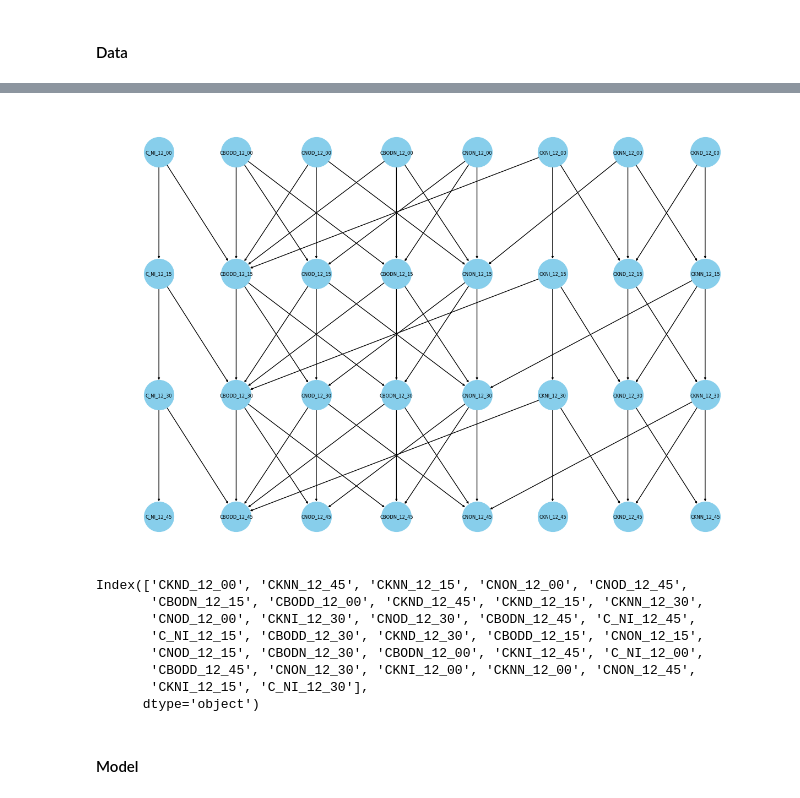
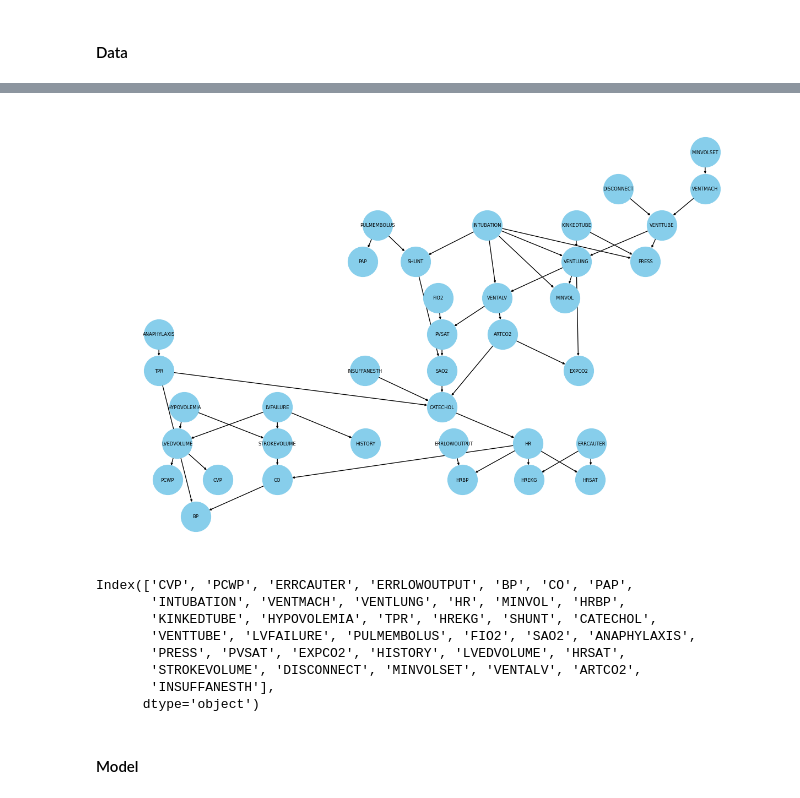
Before and after one commit to TumeloMkwambe/Honours-RP, a Jupyter notebook: main.ipynb, the cells around one changed output, grey strips where cells are left out. Saved outputs shown, nothing was run; the diff lists cells and outputs as text; code cells hidden in the pictures.

```diff
--- a/main.ipynb
+++ b/main.ipynb
@@ -20,9 +20,9 @@ True
 # %% [markdown]
 #### Data
 # %%
-ground_bn = get_example_model("water")
+ground_bn = get_example_model("alarm")
 
-dataset = ground_bn.simulate(n_samples = 1000)
+dataset = ground_bn.simulate(n_samples = 10000)
 
 draw_network(ground_bn)
 # %% [output]
@@ -30,13 +30,13 @@ WARNING:pgmpy:Probability values don't exactly sum to 1. Differ by: 1.0000000005
-[figure, old version]
+[figure, new version]
 # %%
 dataset.columns
 # %% [output]
-Index(['CKND_12_00', 'CKNN_12_45', 'CKNN_12_15', 'CNON_12_00', 'CNOD_12_45',
-       'CBODN_12_15', 'CBODD_12_00', 'CKND_12_45', 'CKND_12_15', 'CKNN_12_30',
-       'CNOD_12_00', 'CKNI_12_30', 'CNOD_12_30', 'CBODN_12_45', 'C_NI_12_45',
-       'C_NI_12_15', 'CBODD_12_30', 'CKND_12_30', 'CBODD_12_15', 'CNON_12_15',
-       'CNOD_12_15', 'CBODN_12_30', 'CBODN_12_00', 'CKNI_12_45', 'C_NI_12_00',
-       'CBODD_12_45', 'CNON_12_30', 'CKNI_12_00', 'CKNN_12_00', 'CNON_12_45',
-       'CKNI_12_15', 'C_NI_12_30'],
+Index(['CVP', 'PCWP', 'ERRCAUTER', 'ERRLOWOUTPUT', 'BP', 'CO', 'PAP',
+       'INTUBATION', 'VENTMACH', 'VENTLUNG', 'HR', 'MINVOL', 'HRBP',
+       'KINKEDTUBE', 'HYPOVOLEMIA', 'TPR', 'HREKG', 'SHUNT', 'CATECHOL',
+       'VENTTUBE', 'LVFAILURE', 'PULMEMBOLUS', 'FIO2', 'SAO2', 'ANAPHYLAXIS',
+       'PRESS', 'PVSAT', 'EXPCO2', 'HISTORY', 'LVEDVOLUME', 'HRSAT',
+       'STROKEVOLUME', 'DISCONNECT', 'MINVOLSET', 'VENTALV', 'ARTCO2',
+       'INSUFFANESTH'],
       dtype='object')
 # %%
```
Also changed, not shown: parts of 15 cells of this notebook, 2 other files.
